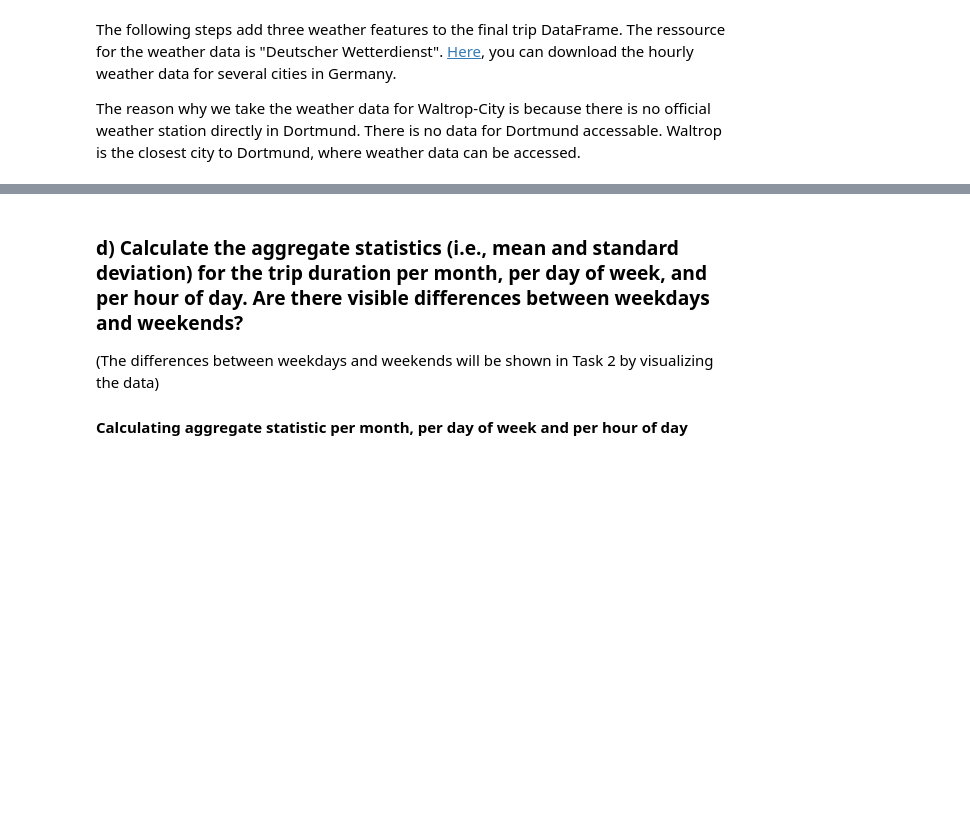
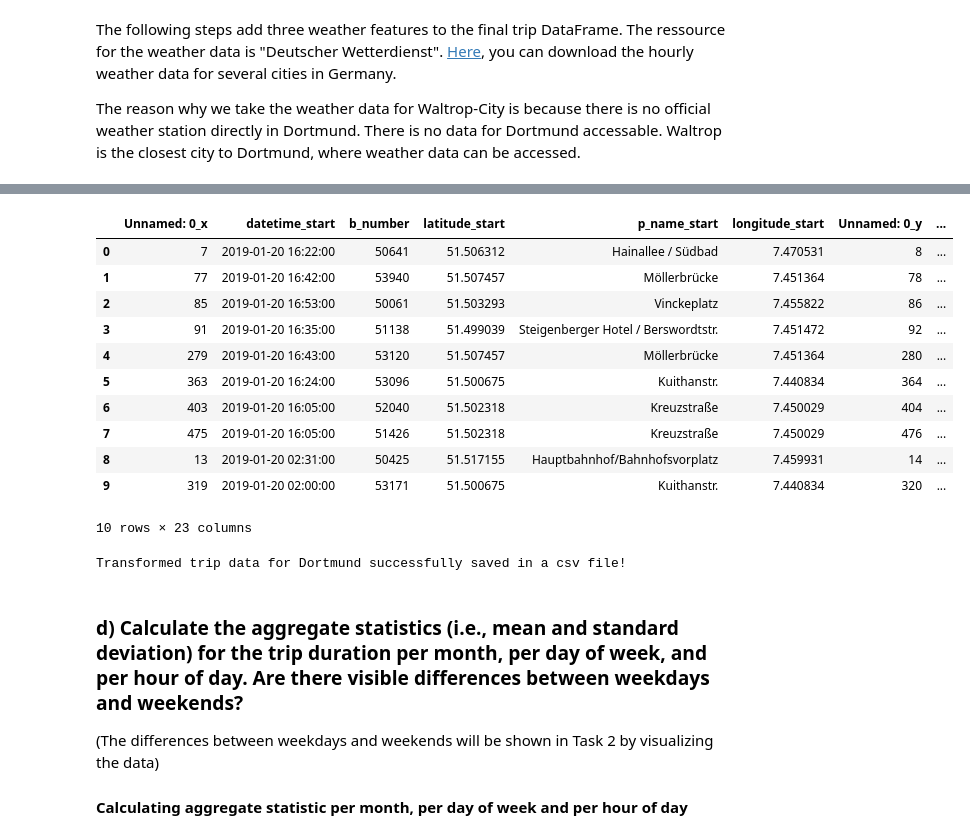
Before and after one commit to ey96/DataScienceBikesharing, a Jupyter notebook: notebooks/Task 1 - Exploration and Description.ipynb, the cells around one changed output, grey strips where cells are left out. Cells and saved outputs as stored; diff of their text form; code cells hidden in the pictures; blank space fills up the shorter version.

```diff
--- a/notebooks/Task 1 - Exploration and Description.ipynb
+++ b/notebooks/Task 1 - Exploration and Description.ipynb
@@ -417,3 +115,23 @@ df_final
+# %%
+df = Preprocessing.get_trip_data(withWeather=True)
+df.head(10)
+# %% [output]
+|  | Unnamed: 0_x | datetime_start | b_number | latitude_start | p_name_start | longitude_start | Unnamed: 0_y | ... |
+| 0 | 7 | 2019-01-20 16:22:00 | 50641 | 51.506312 | Hainallee / Südbad | 7.470531 | 8 | ... |
+| 1 | 77 | 2019-01-20 16:42:00 | 53940 | 51.507457 | Möllerbrücke | 7.451364 | 78 | ... |
+| 2 | 85 | 2019-01-20 16:53:00 | 50061 | 51.503293 | Vinckeplatz | 7.455822 | 86 | ... |
+| 3 | 91 | 2019-01-20 16:35:00 | 51138 | 51.499039 | Steigenberger Hotel / Berswordtstr. | 7.451472 | 92 | ... |
+| 4 | 279 | 2019-01-20 16:43:00 | 53120 | 51.507457 | Möllerbrücke | 7.451364 | 280 | ... |
+| 5 | 363 | 2019-01-20 16:24:00 | 53096 | 51.500675 | Kuithanstr. | 7.440834 | 364 | ... |
+| 6 | 403 | 2019-01-20 16:05:00 | 52040 | 51.502318 | Kreuzstraße | 7.450029 | 404 | ... |
+| 7 | 475 | 2019-01-20 16:05:00 | 51426 | 51.502318 | Kreuzstraße | 7.450029 | 476 | ... |
+| 8 | 13 | 2019-01-20 02:31:00 | 50425 | 51.517155 | Hauptbahnhof/Bahnhofsvorplatz | 7.459931 | 14 | ... |
+| 9 | 319 | 2019-01-20 02:00:00 | 53171 | 51.500675 | Kuithanstr. | 7.440834 | 320 | ... |
+10 rows × 23 columns
+# %%
+Preprocessing.get_write_trip_data(df)
+# %% [output]
+Transformed trip data for Dortmund successfully saved in a csv file!
 # %% [markdown]
 ### d) Calculate the aggregate statistics (i.e., mean and standard deviation) for the trip duration per month, per day of week, and per hour of day. Are there visible differences between weekdays and weekends?
 
```
Also changed, not shown: parts of 48 cells of this notebook, 3 other files.
